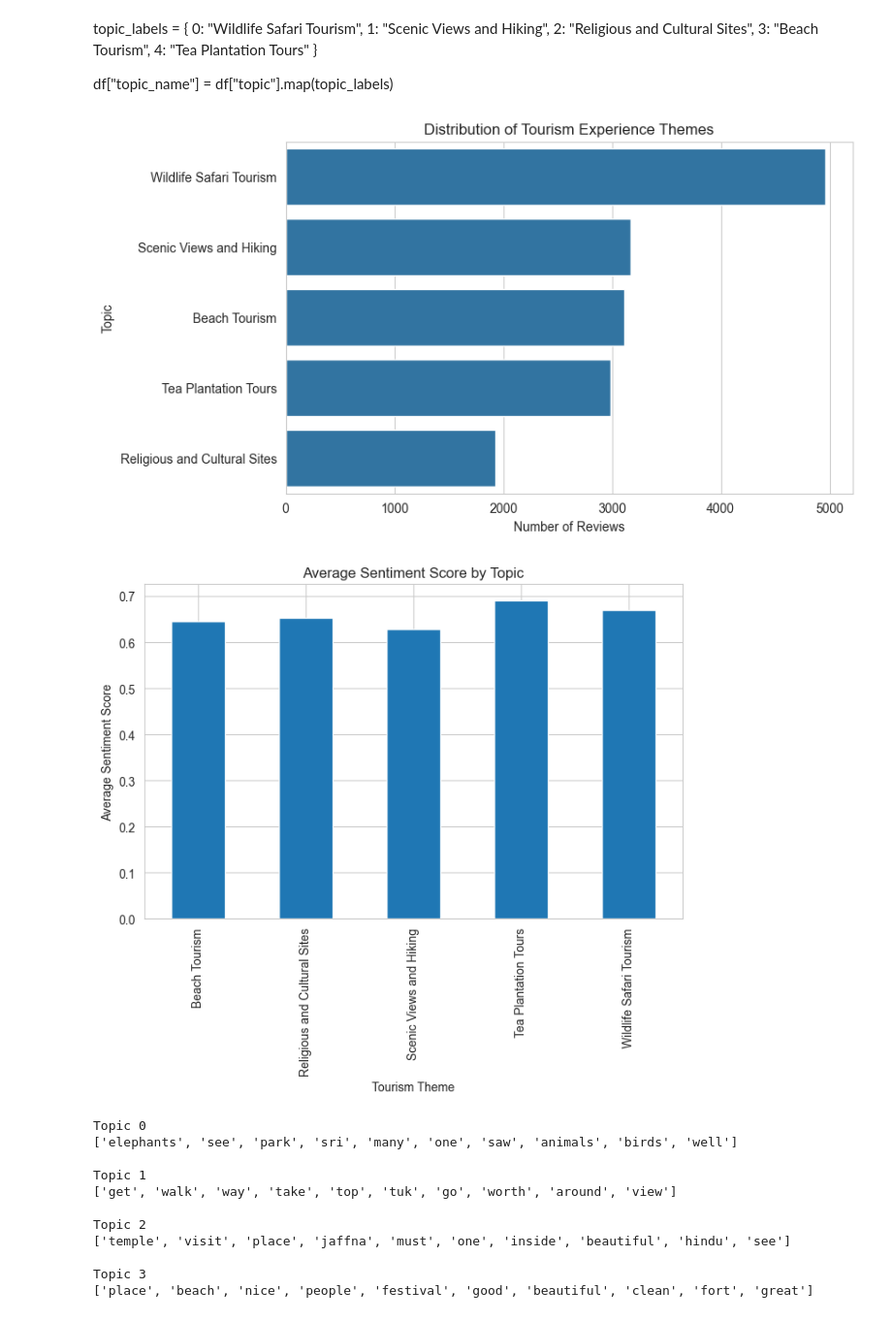
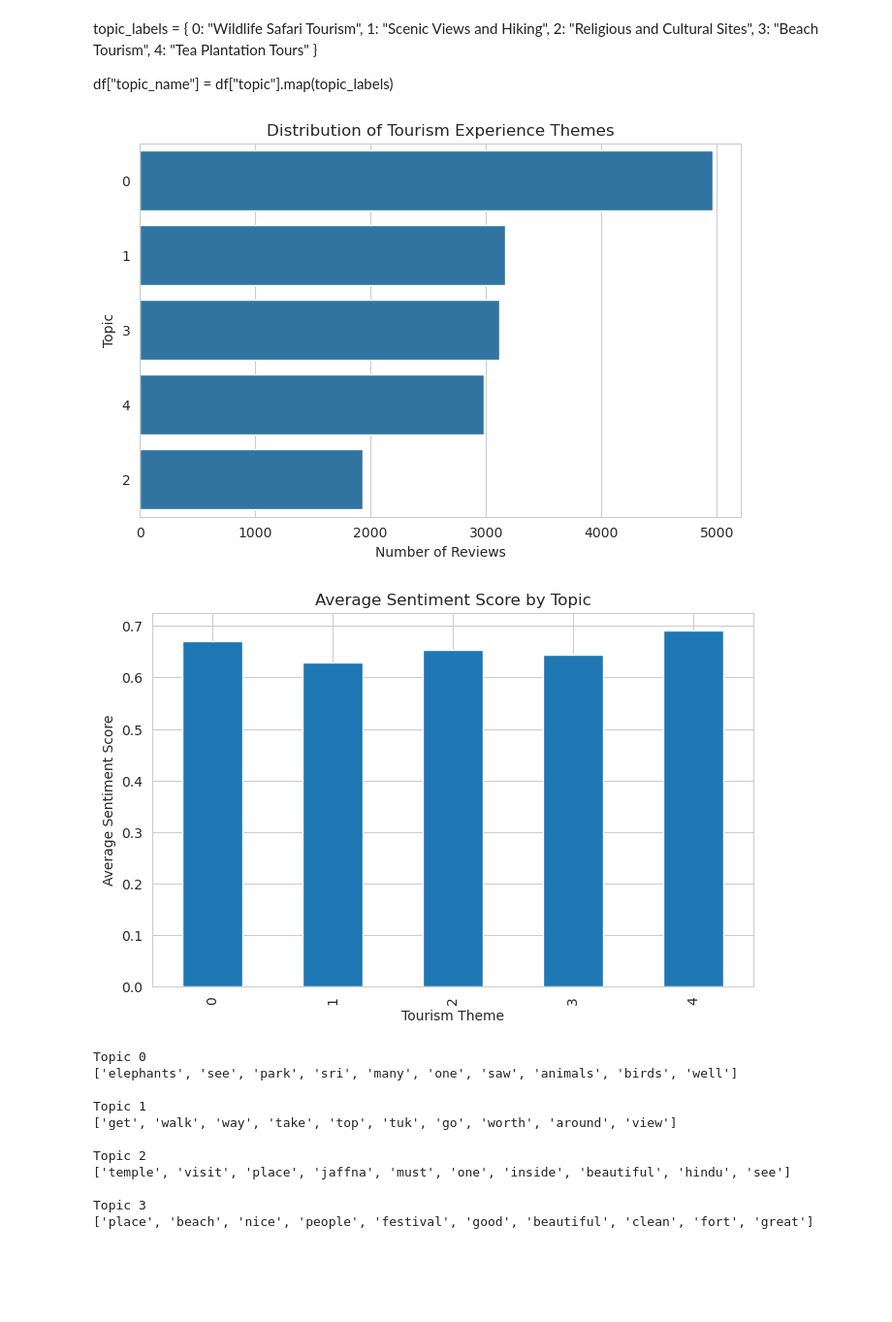
Before and after one commit to Abaiyan-27/Group-J---Research-Paper, a Jupyter notebook: tourism_review_analysis.ipynb, the cells around one changed output. Shown at 97% size. Drawn from its saved outputs; the diff is of its cells as text; code cells hidden in the pictures; blank space fills up the shorter version.

```diff
--- a/tourism_review_analysis.ipynb
+++ b/tourism_review_analysis.ipynb
@@ -552,14 +549,15 @@ topic_labels = {
 df["topic_name"] = df["topic"].map(topic_labels)
 # %%
 plt.figure(figsize=(8,5))
+df.rename(columns={"topic":"topic_name"},inplace=True)
 sns.countplot(y="topic_name", data=df, order=df["topic_name"].value_counts().index)
 
 plt.title("Distribution of Tourism Experience Themes")
 plt.xlabel("Number of Reviews")
 plt.ylabel("Topic")
 plt.show()
 # %% [output]
-[figure, old version]
+[figure, new version]
 # %%
 sentiment_topic = df.groupby("topic_name")["sentiment_score"].mean()
 
@@ -569,7 +567,7 @@ plt.xlabel("Tourism Theme")
 plt.ylabel("Average Sentiment Score")
 plt.show()
 # %% [output]
-[figure, old version]
+[figure, new version]
 # %%
 topics = lda_model.show_topics(num_topics=5, num_words=10, formatted=False)
 
```
Also changed, not shown: parts of 23 cells of this notebook, 1 other file.
